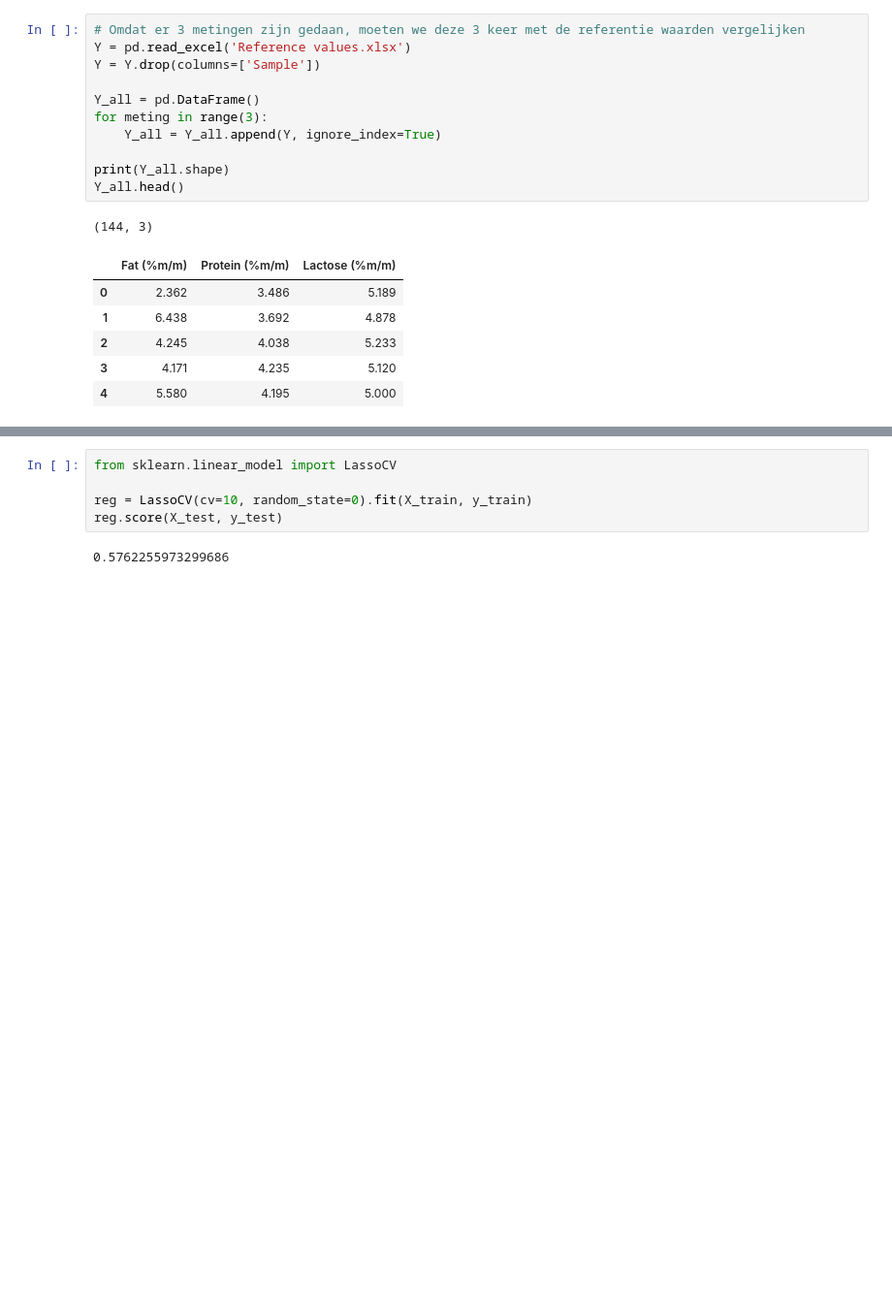
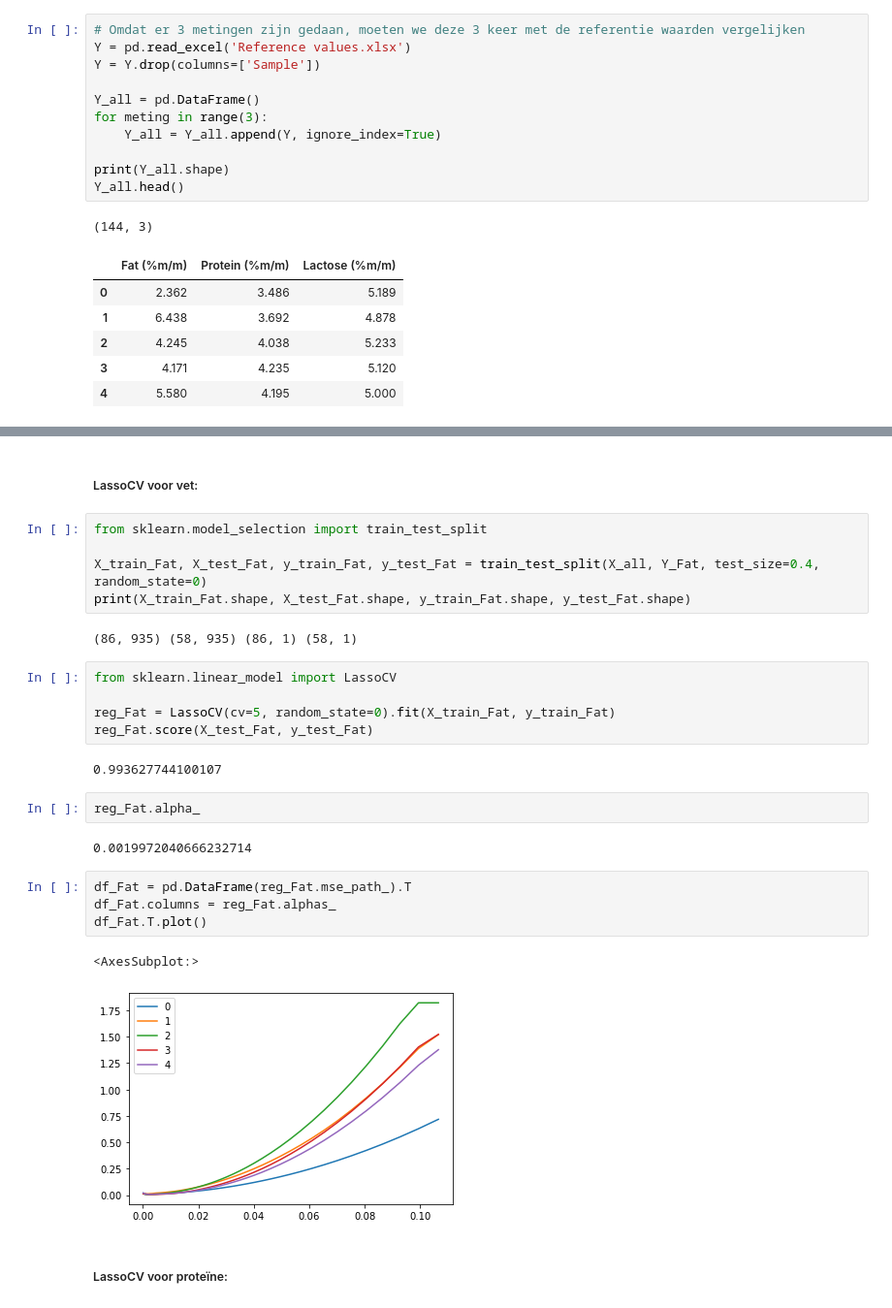
Before and after one commit to asscherhofstede/Koemelk-analyse, a Jupyter notebook: Koemelk Analyse.ipynb, the cells around one changed output, grey strips where cells are left out. Shown at 97% size. Drawn from its saved outputs; the diff is of its cells as text; blank space fills up the shorter version.

Commit message:
Continue Modeling

```diff
--- a/Koemelk Analyse.ipynb
+++ b/Koemelk Analyse.ipynb
@@ -374,7 +311,29 @@ print(y_test.shape)
-# %%
-from sklearn.linear_model import LassoCV
-
-reg = LassoCV(cv=10, random_state=0).fit(X_train, y_train)
-reg.score(X_test, y_test)
-# %% [output]
-0.5762255973299686
+# %% [markdown]
+##### LassoCV voor vet:
+# %%
+from sklearn.model_selection import train_test_split
+
+X_train_Fat, X_test_Fat, y_train_Fat, y_test_Fat = train_test_split(X_all, Y_Fat, test_size=0.4, random_state=0)
+print(X_train_Fat.shape, X_test_Fat.shape, y_train_Fat.shape, y_test_Fat.shape)
+# %% [output]
+(86, 935) (58, 935) (86, 1) (58, 1)
+# %%
+from sklearn.linear_model import LassoCV
+
+reg_Fat = LassoCV(cv=5, random_state=0).fit(X_train_Fat, y_train_Fat)
+reg_Fat.score(X_test_Fat, y_test_Fat)
+# %% [output]
+0.993627744100107
+# %%
+reg_Fat.alpha_
+# %% [output]
+0.0019972040666232714
+# %%
+df_Fat = pd.DataFrame(reg_Fat.mse_path_).T
+df_Fat.columns = reg_Fat.alphas_
+df_Fat.T.plot()
+# %% [output]
+<AxesSubplot:>
+[figure, added]
+# %% [markdown]
+##### LassoCV voor proteïne:
```
Also changed, not shown: parts of 46 cells of this notebook.
